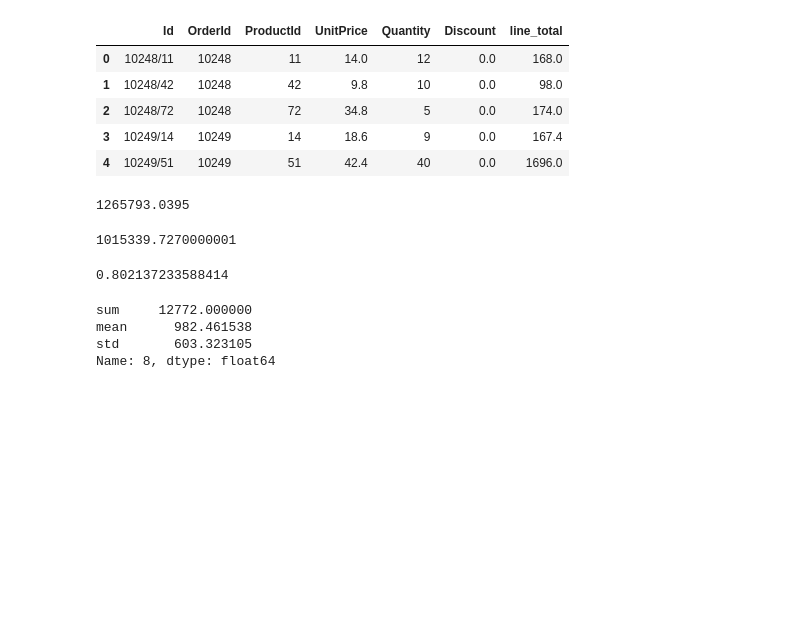
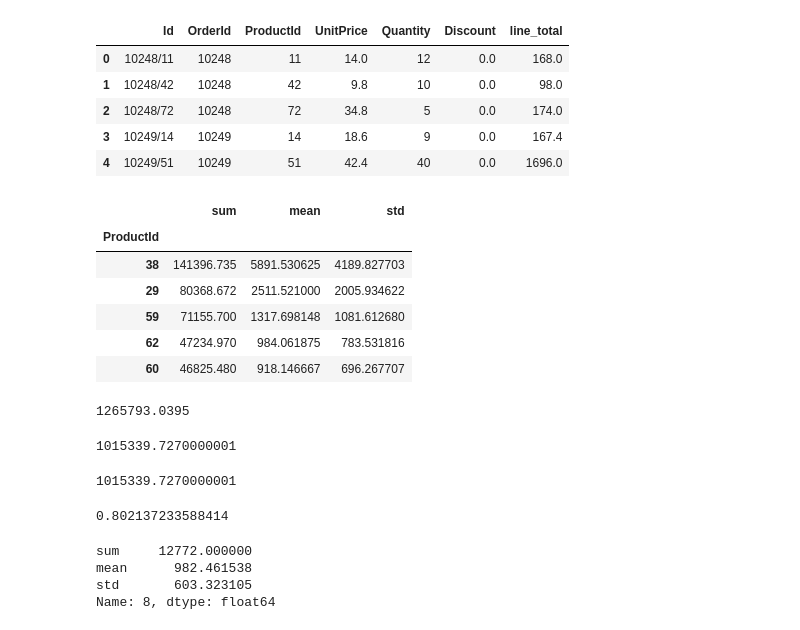
Before and after one commit to giorosati/dsc-2-final-project-online-ds-pt-100118, a Jupyter notebook: module2project.ipynb, the cells around one changed output. Cells and saved outputs as stored; diff of their text form; code cells hidden in the pictures; blank space fills up the shorter version.

```diff
--- a/module2project.ipynb
+++ b/module2project.ipynb
@@ -1325,14 +1325,28 @@ order_detail.head()
 # %%
 # look at top products by $ sales volume
 # grouped = df.groupby('Team')
 # print grouped['Points'].agg([np.sum, np.mean, np.std])
 
 grouped = order_detail.groupby('ProductId')
 product_volume = pd.DataFrame(grouped['line_total'].agg([np.sum, np.mean, np.std]))
 product_volume.sort_values(['sum'], inplace=True, ascending=False)
+product_volume.head()
+# %% [output]
+|  | sum | mean | std |
+| ProductId |  |  |  |
+| 38 | 141396.735 | 5891.530625 | 4189.827703 |
+| 29 | 80368.672 | 2511.521000 | 2005.934622 |
+| 59 | 71155.700 | 1317.698148 | 1081.612680 |
+| 62 | 47234.970 | 984.061875 | 783.531816 |
+| 60 | 46825.480 | 918.146667 | 696.267707 |
 # %%
 total_sales = product_volume['sum'].sum()
 total_sales
 # %% [output]
 1265793.0395
+# %%
+# total sales volume for the top selling ($ value) 36 products
+product_volume.head(36)['sum'].sum()
+# %% [output]
+1015339.7270000001
 # %%
@@ -1341,9 +1355,10 @@ top_80prcnt_sales
 # %% [output]
 1015339.7270000001
-# %%
-top_80prcnt_sales / total_sales
-# %% [output]
-0.802137233588414
+# %%
+# kept increasing # of products, in descending order of total sales, until I got to 80% of total sales
+top_36_sales / total_sales
+# %% [output]
+0.802137233588414
 # %%
 product_volume.iloc[35]
 # %% [output]
```
Also changed, not shown: parts of 12 cells of this notebook.
